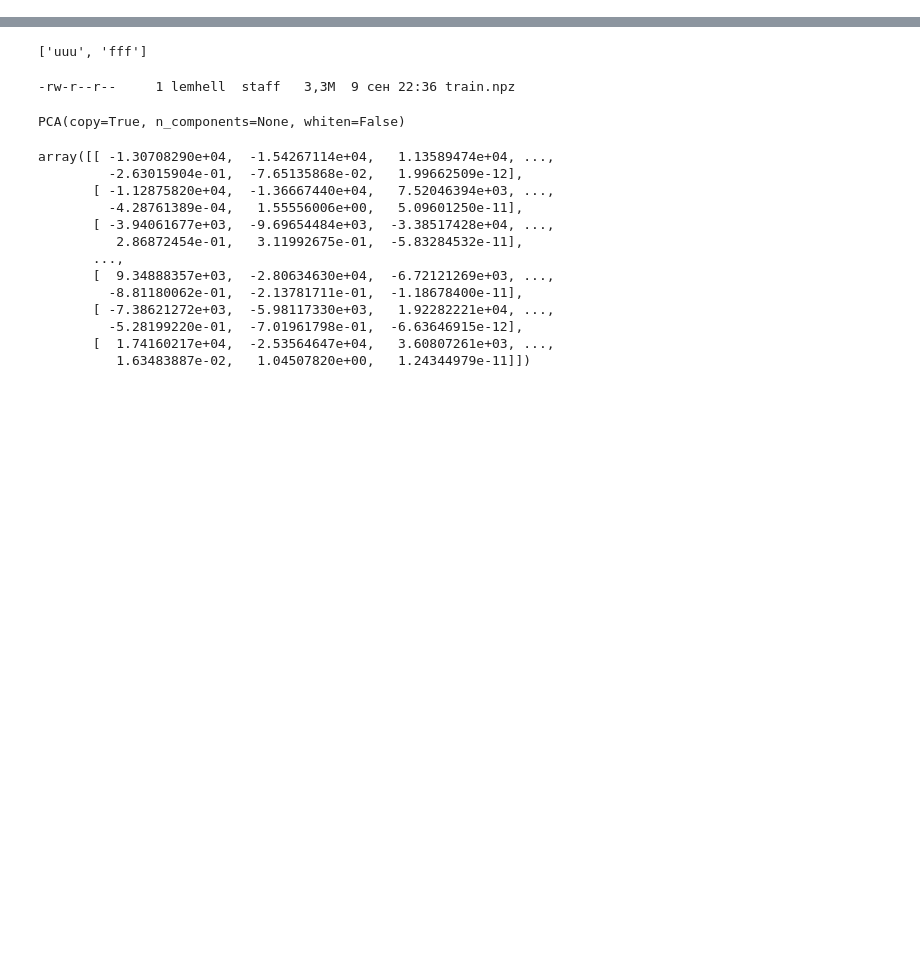
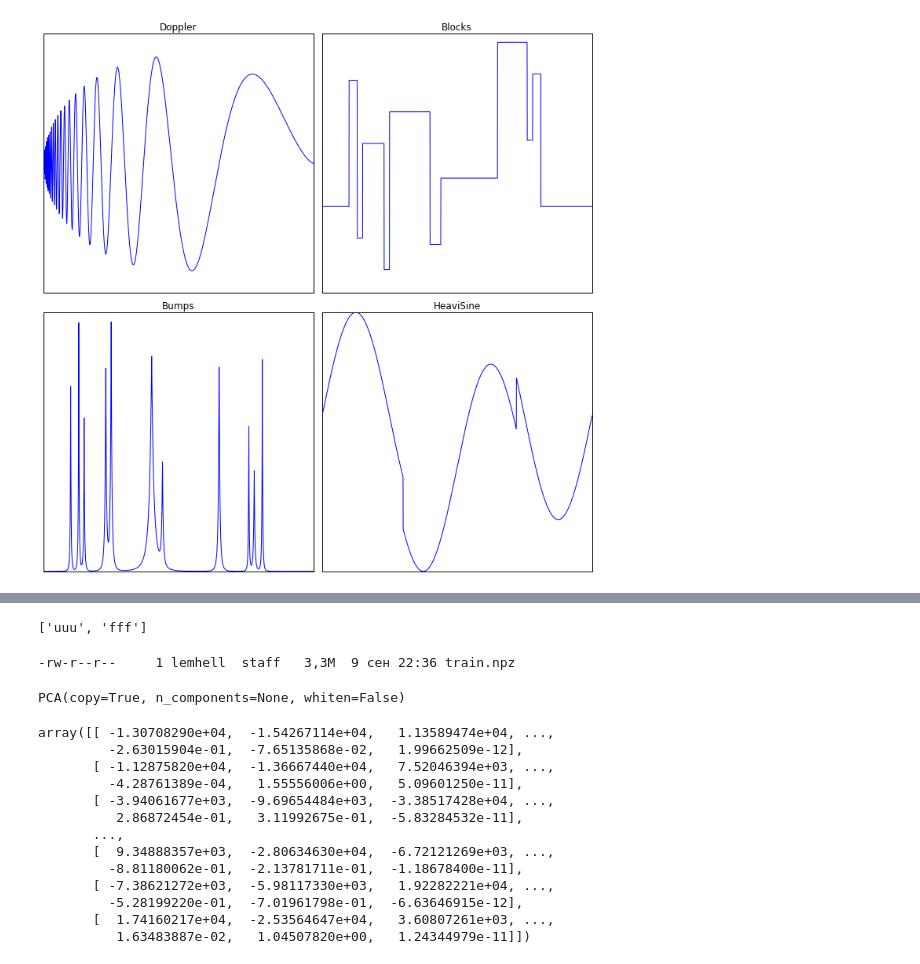
Before and after one commit to magecon/seizure_prediction, a Jupyter notebook: Kaggle Seizures.ipynb, the cells around one changed output, grey strips where cells are left out. Saved outputs shown, nothing was run; the diff lists cells and outputs as text; code cells hidden in the pictures; blank space fills up the shorter version.

```diff
--- a/Kaggle Seizures.ipynb
+++ b/Kaggle Seizures.ipynb
@@ -10,0 +67,32 @@ import matplotlib.pyplot as plt
+# %%
+x = np.linspace(0, 1, 2**11)
+dop = doppler(x)
+blk = blocks(x)
+bmp = bumps(x)
+hsin = heavisine(x)
+# %%
+fig, axes = plt.subplots(2, 2, figsize=(10,10))
+ax1 = axes[0,0]
+ax2 = axes[0,1]
+ax3 = axes[1,0]
+ax4 = axes[1,1]
+
+ax1.plot(x,dop)
+ax1.set_title("Doppler")
+
+ax2.plot(x,blk)
+ax2.set_title("Blocks")
+
+ax3.plot(x,bmp)
+ax3.set_title("Bumps")
+
+ax4.set_title("HeaviSine")
+ax4.plot(x,hsin)
+
+for ax in fig.axes:
+    ax.tick_params(labelbottom=False, labelleft=False, bottom=False,
+                   top=False, left=False, right=False)
+
+fig.tight_layout();
+# %% [output]
+[figure, added]
```
Also changed, not shown: parts of 9 cells of this notebook.
